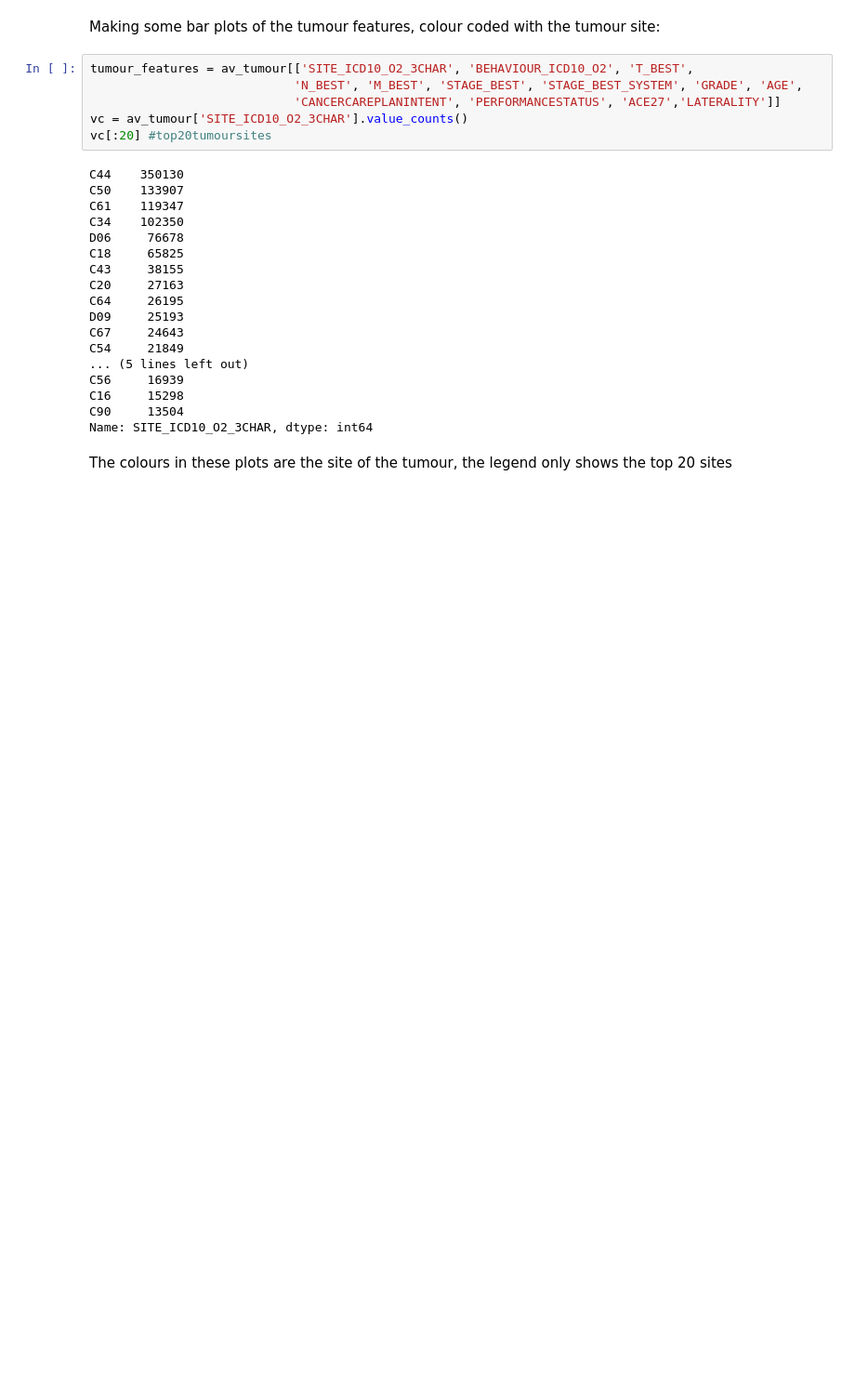
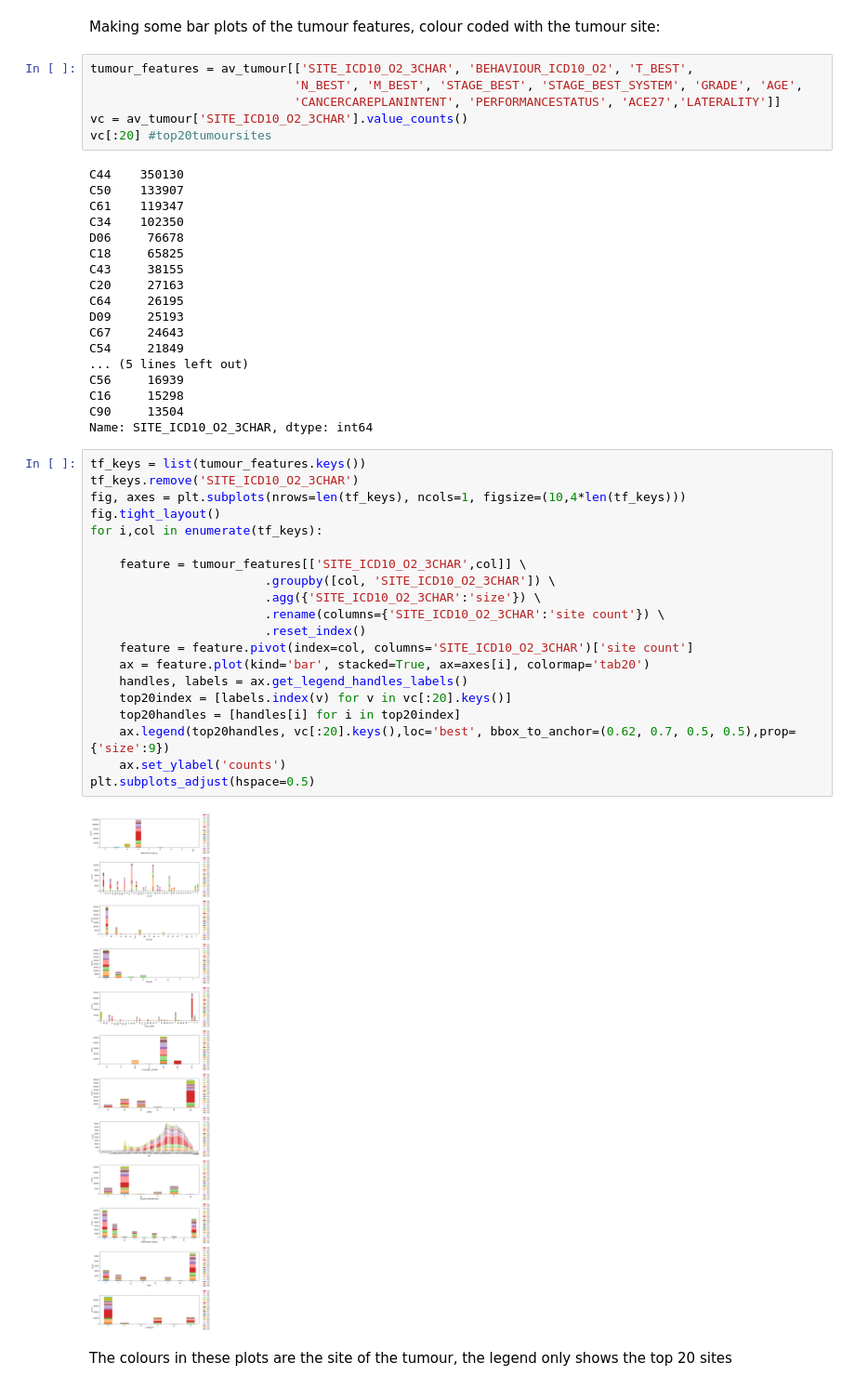
Before and after one commit to UCL-simulacrum/EDA, a Jupyter notebook: cancerdata_EDA.ipynb, the cells around one changed output. Shown at 93% size. Cells and saved outputs as stored; diff of their text form; blank space fills up the shorter version.

```diff
--- a/cancerdata_EDA.ipynb
+++ b/cancerdata_EDA.ipynb
@@ -116,5 +152,27 @@ C56     16939
 C16     15298
 C90     13504
 Name: SITE_ICD10_O2_3CHAR, dtype: int64
+# %%
+tf_keys = list(tumour_features.keys())
+tf_keys.remove('SITE_ICD10_O2_3CHAR')
+fig, axes = plt.subplots(nrows=len(tf_keys), ncols=1, figsize=(10,4*len(tf_keys)))
+fig.tight_layout()
+for i,col in enumerate(tf_keys):
+
+    feature = tumour_features[['SITE_ICD10_O2_3CHAR',col]] \
+                        .groupby([col, 'SITE_ICD10_O2_3CHAR']) \
+                        .agg({'SITE_ICD10_O2_3CHAR':'size'}) \
+                        .rename(columns={'SITE_ICD10_O2_3CHAR':'site count'}) \
+                        .reset_index()
+    feature = feature.pivot(index=col, columns='SITE_ICD10_O2_3CHAR')['site count']
+    ax = feature.plot(kind='bar', stacked=True, ax=axes[i], colormap='tab20')
+    handles, labels = ax.get_legend_handles_labels()
+    top20index = [labels.index(v) for v in vc[:20].keys()]
+    top20handles = [handles[i] for i in top20index]
+    ax.legend(top20handles, vc[:20].keys(),loc='best', bbox_to_anchor=(0.62, 0.7, 0.5, 0.5),prop={'size':9})
+    ax.set_ylabel('counts')
+plt.subplots_adjust(hspace=0.5)
+# %% [output]
+[figure, added]
 # %% [markdown]
 The colours in these plots are the site of the tumour, the legend only shows the top 20 sites
```
Also changed, not shown: parts of 30 cells of this notebook.
